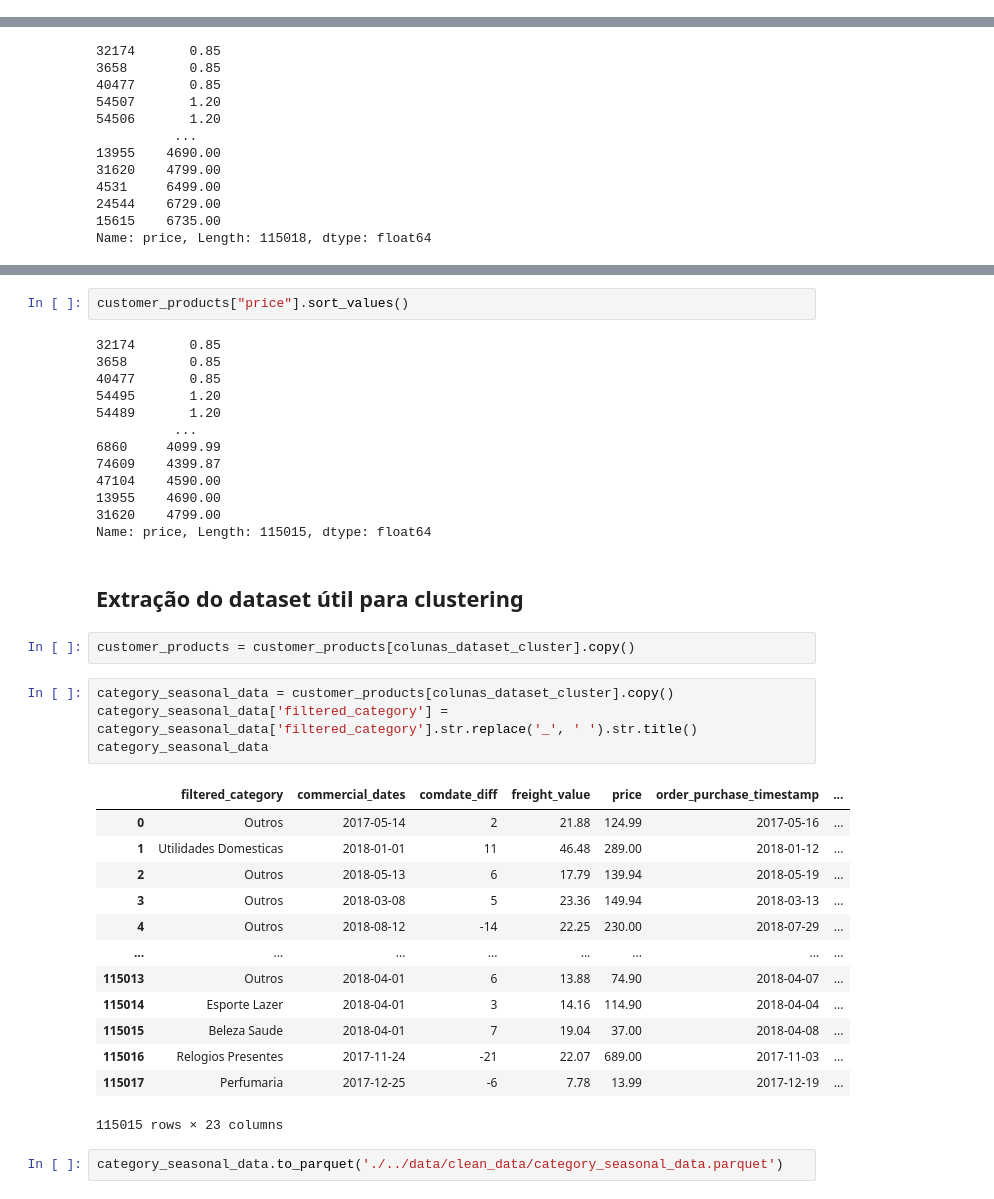
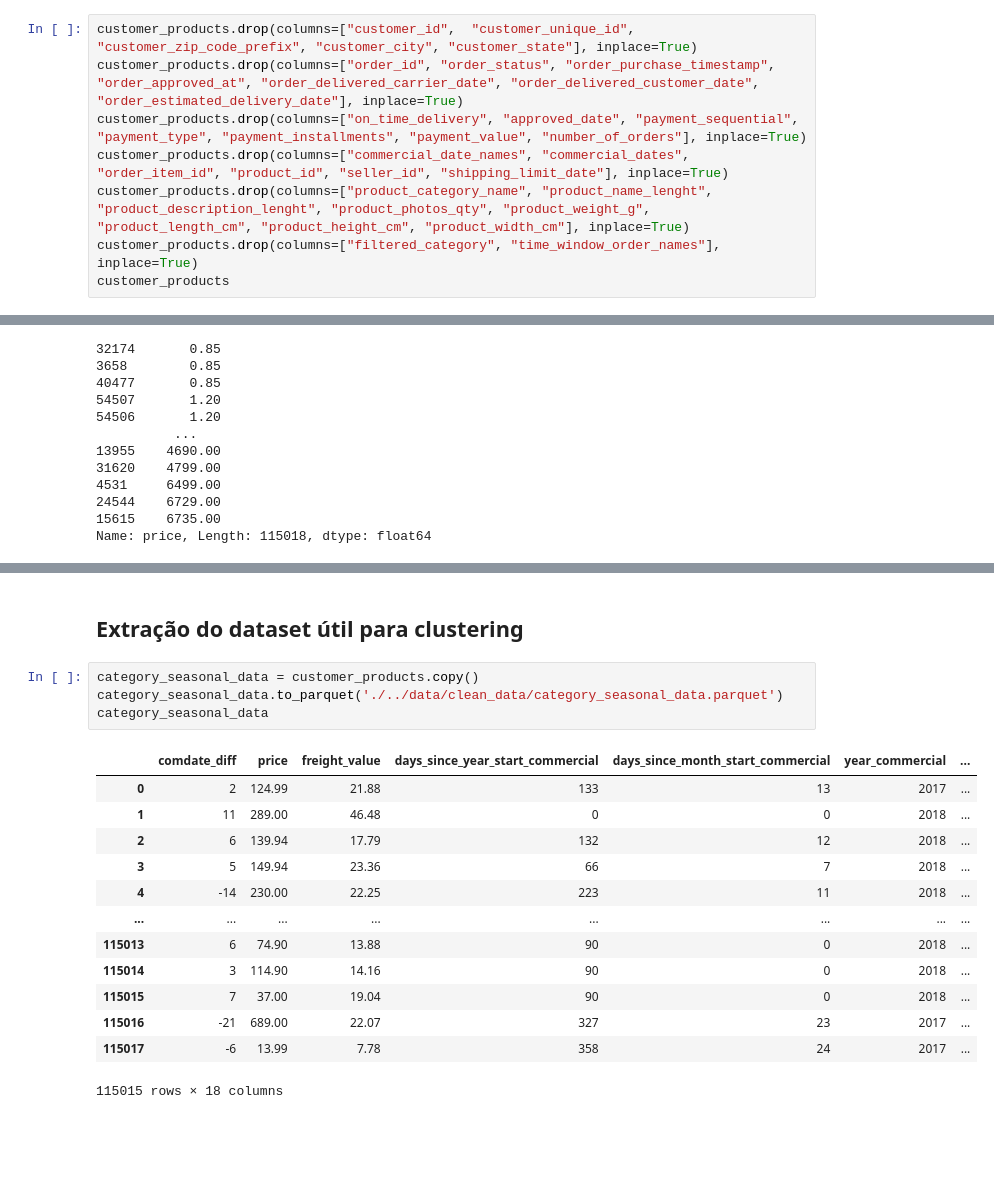
Before and after one commit to wnetohr/Olist-Brazilian-E-Commerce, a Jupyter notebook: notebooks/feature_engineering.ipynb, the cells around one changed output, grey strips where cells are left out. Saved outputs shown, nothing was run; the diff lists cells and outputs as text; blank space fills up the shorter version.

```diff
--- a/notebooks/feature_engineering.ipynb
+++ b/notebooks/feature_engineering.ipynb
@@ -488,0 +524,8 @@ colunas_dataset_cluster += ['filtered_category_coded', 'commercial_date_coded',
+# %%
+customer_products.drop(columns=["customer_id",  "customer_unique_id", "customer_zip_code_prefix", "customer_city", "customer_state"], inplace=True)
+customer_products.drop(columns=["order_id", "order_status", "order_purchase_timestamp", "order_approved_at", "order_delivered_carrier_date", "order_delivered_customer_date", "order_estimated_delivery_date"], inplace=True)
+customer_products.drop(columns=["on_time_delivery", "approved_date", "payment_sequential", "payment_type", "payment_installments", "payment_value", "number_of_orders"], inplace=True)
+customer_products.drop(columns=["commercial_date_names", "commercial_dates", "order_item_id", "product_id", "seller_id", "shipping_limit_date"], inplace=True)
+customer_products.drop(columns=["product_category_name", "product_name_lenght", "product_description_lenght", "product_photos_qty", "product_weight_g", "product_length_cm", "product_height_cm", "product_width_cm"], inplace=True)
+customer_products.drop(columns=["filtered_category", "time_window_order_names"], inplace=True)
+customer_products
@@ -567,41 +615,22 @@ plt.ylabel("freight_value")
 Text(0, 0.5, 'freight_value')
 [figure]
-# %%
-customer_products["price"].sort_values()
-# %% [output]
-32174       0.85
-3658        0.85
-40477       0.85
-54495       1.20
-54489       1.20
-          ...
-6860     4099.99
-74609    4399.87
-47104    4590.00
-13955    4690.00
-31620    4799.00
-Name: price, Length: 115015, dtype: float64
 # %% [markdown]
 ## Extração do dataset útil para clustering
-# %%
-customer_products = customer_products[colunas_dataset_cluster].copy()
 # %%
-category_seasonal_data = customer_products[colunas_dataset_cluster].copy()
-category_seasonal_data['filtered_category'] = category_seasonal_data['filtered_category'].str.replace('_', ' ').str.title()
+category_seasonal_data = customer_products.copy()
+category_seasonal_data.to_parquet('./../data/clean_data/category_seasonal_data.parquet')
 category_seasonal_data
 # %% [output]
-|  | filtered_category | commercial_dates | comdate_diff | freight_value | price | order_purchase_timestamp | ... |
-| 0 | Outros | 2017-05-14 | 2 | 21.88 | 124.99 | 2017-05-16 | ... |
-| 1 | Utilidades Domesticas | 2018-01-01 | 11 | 46.48 | 289.00 | 2018-01-12 | ... |
-| 2 | Outros | 2018-05-13 | 6 | 17.79 | 139.94 | 2018-05-19 | ... |
-| 3 | Outros | 2018-03-08 | 5 | 23.36 | 149.94 | 2018-03-13 | ... |
-| 4 | Outros | 2018-08-12 | -14 | 22.25 | 230.00 | 2018-07-29 | ... |
+|  | comdate_diff | price | freight_value | days_since_year_start_commercial | days_since_month_start_commercial | year_commercial | ... |
+| 0 | 2 | 124.99 | 21.88 | 133 | 13 | 2017 | ... |
+| 1 | 11 | 289.00 | 46.48 | 0 | 0 | 2018 | ... |
+| 2 | 6 | 139.94 | 17.79 | 132 | 12 | 2018 | ... |
+| 3 | 5 | 149.94 | 23.36 | 66 | 7 | 2018 | ... |
+| 4 | -14 | 230.00 | 22.25 | 223 | 11 | 2018 | ... |
 | ... | ... | ... | ... | ... | ... | ... | ... |
-| 115013 | Outros | 2018-04-01 | 6 | 13.88 | 74.90 | 2018-04-07 | ... |
-| 115014 | Esporte Lazer | 2018-04-01 | 3 | 14.16 | 114.90 | 2018-04-04 | ... |
-| 115015 | Beleza Saude | 2018-04-01 | 7 | 19.04 | 37.00 | 2018-04-08 | ... |
-| 115016 | Relogios Presentes | 2017-11-24 | -21 | 22.07 | 689.00 | 2017-11-03 | ... |
-| 115017 | Perfumaria | 2017-12-25 | -6 | 7.78 | 13.99 | 2017-12-19 | ... |
+| 115013 | 6 | 74.90 | 13.88 | 90 | 0 | 2018 | ... |
+| 115014 | 3 | 114.90 | 14.16 | 90 | 0 | 2018 | ... |
+| 115015 | 7 | 37.00 | 19.04 | 90 | 0 | 2018 | ... |
+| 115016 | -21 | 689.00 | 22.07 | 327 | 23 | 2017 | ... |
+| 115017 | -6 | 13.99 | 7.78 | 358 | 24 | 2017 | ... |
-115015 rows × 23 columns
+115015 rows × 18 columns
-# %%
-category_seasonal_data.to_parquet('./../data/clean_data/category_seasonal_data.parquet')
```
Also changed, not shown: parts of 14 cells of this notebook, 10 other files.
